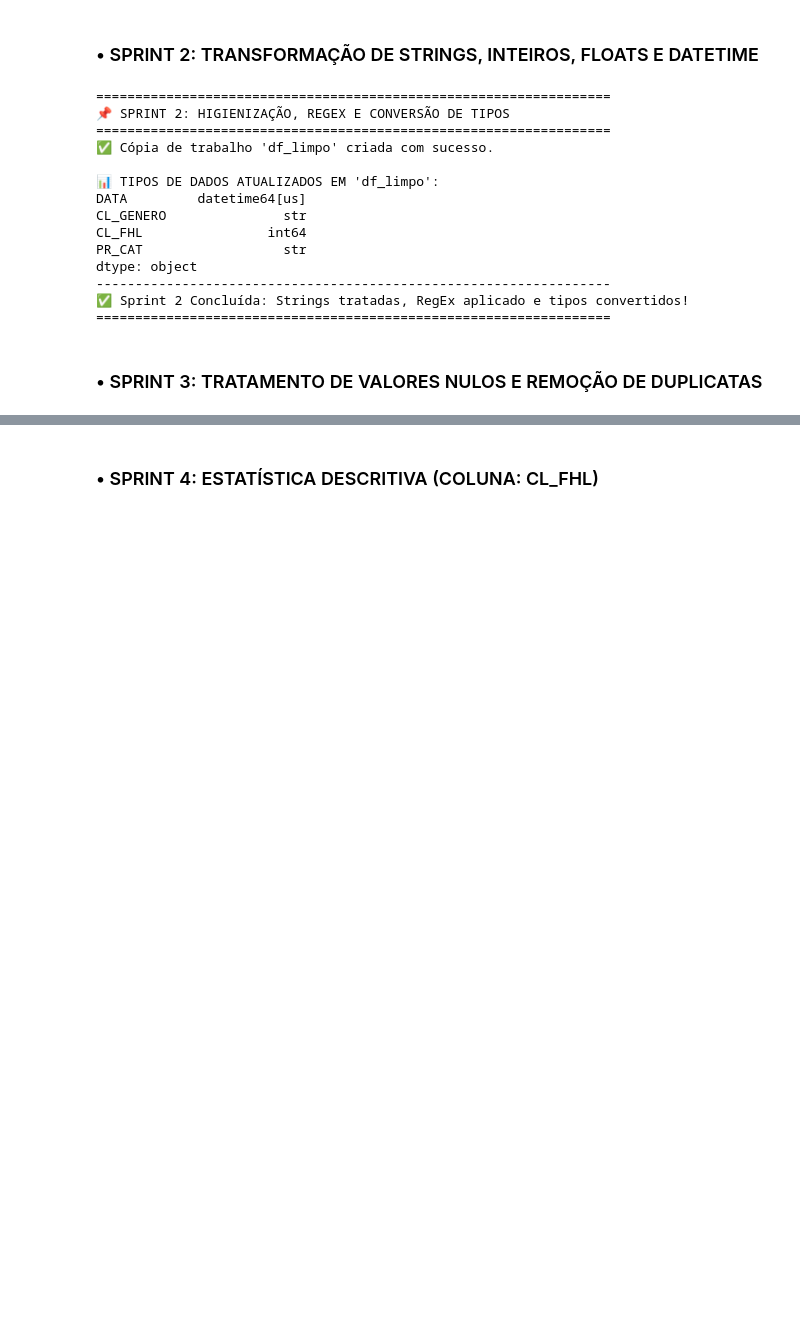
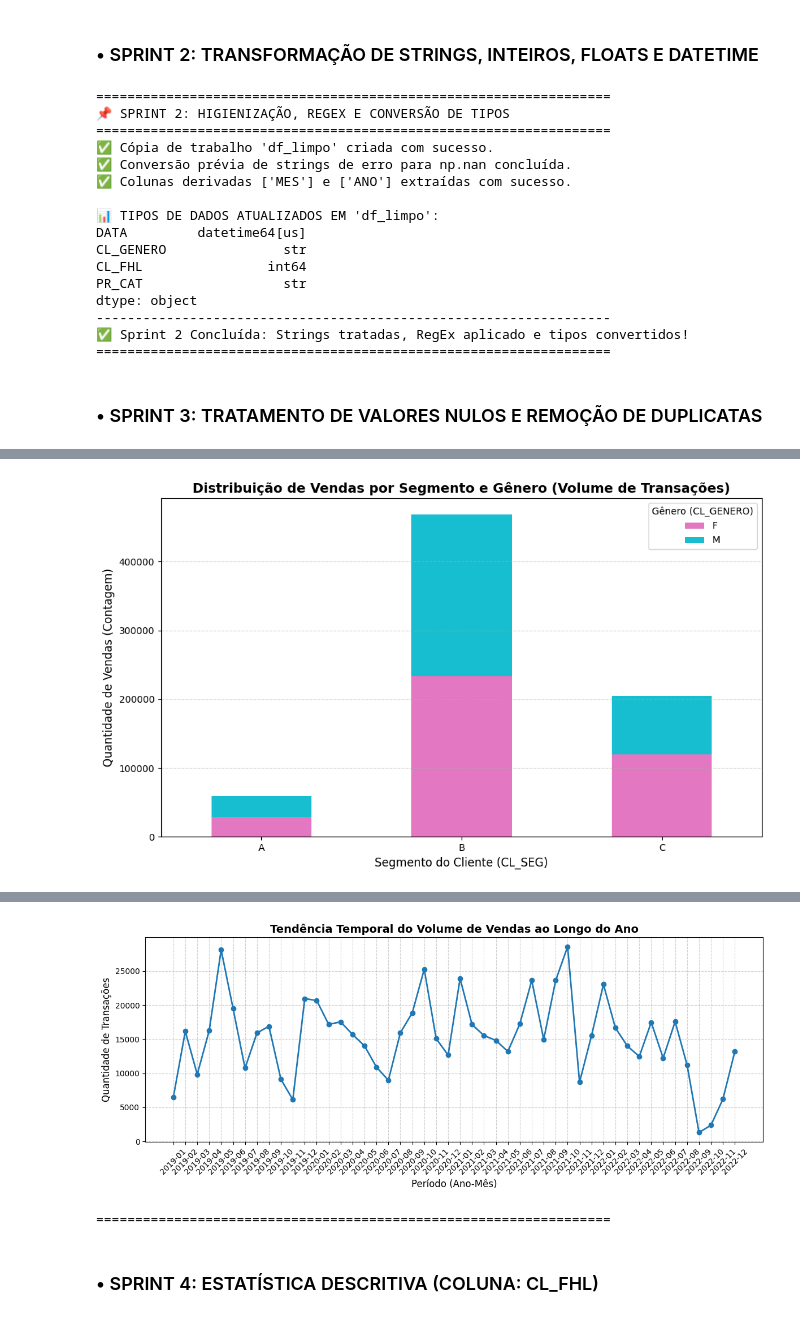
Before and after one commit to cfneves/turma02-visualizacao-de-dados, a Jupyter notebook: modulo-01/mini-projeto/alunos/daniel_roberto/Miniprojeto_DanielRoberto_BI_T2/Miniprojeto_DanielRoberto_BI_T2.ipynb, the cells around one changed output, grey strips where cells are left out. Cells and saved outputs as stored; diff of their text form; code cells hidden in the pictures; blank space fills up the shorter version.

Commit message:
Refatoração: inclusão de análises temporais, gráficos Matplotlib e exportação do CSV limpo pós-feedback

```diff
--- a/modulo-01/mini-projeto/alunos/daniel_roberto/Miniprojeto_DanielRoberto_BI_T2/Miniprojeto_DanielRoberto_BI_T2.ipynb
+++ b/modulo-01/mini-projeto/alunos/daniel_roberto/Miniprojeto_DanielRoberto_BI_T2/Miniprojeto_DanielRoberto_BI_T2.ipynb
@@ -7,11 +7,13 @@ import numpy as np
 from datetime import datetime
 import os
 import re
+import matplotlib.pyplot as plt
 
 print("Bibliotecas importadas com sucesso!")
 
 # 1. Definição do Caminho Relativo Avançado
-caminho_central = os.path.join("..", "..", "..", "base_do_projeto", "Base Varejo.csv")
+# caminho_central = os.path.join("..", "..", "..", "base_do_projeto", "Base Varejo.csv")
+caminho_central = "Base_Varejo.csv"
 
 # 2. Leitura Estruturada Nativa (Garante nota no Critério 3)
 # Nota: Lembre-se de ajustar o sep=";" e encoding se notar caracteres quebrados na sua base
@@ -72,6 +74,10 @@ print("==================================================================")
 # 1. Criação da Cópia de Segurança Obligatória (Preservando df_varejo)
 df_limpo = df_varejo.copy()
 print("✅ Cópia de trabalho 'df_limpo' criada com sucesso.")
+
+# [INCLUSÃO]: Tratamento prévio de strings de erro para nulos reais (Elogiado pelo professor)
+df_limpo = df_limpo.replace(["#N/D", "NAN", "NULL"], np.nan)
+print("✅ Conversão prévia de strings de erro para np.nan concluída.")
 
 # 2. LIMPEZA DE STRINGS (MÉTODOS NATIVOS E REGEX)
 # Remove espaços extras nas pontas e usa RegEx para remover caracteres especiais repetidos, se houverem
@@ -106,6 +112,14 @@ if coluna_valor in df_limpo.columns:
 # Converte a coluna de data ('DATA') para o tipo datetime nativo do Python
 df_limpo["DATA"] = pd.to_datetime(df_limpo["DATA"], format="%d/%m/%Y", errors='coerce')
 
+# [INCLUSÃO]: Engenharia de Recursos solicitada no feedback
+df_limpo['MES'] = df_limpo['DATA'].dt.month
+df_limpo['ANO'] = df_limpo['DATA'].dt.year
+
+# Preenchendo eventuais nulos com 0 apenas para garantir a conversão limpa para inteiro (Int64)
+df_limpo['MES'] = df_limpo['MES'].fillna(0).astype('int64')
+df_limpo['ANO'] = df_limpo['ANO'].fillna(0).astype('int64')
+print("✅ Colunas derivadas ['MES'] e ['ANO'] extraídas com sucesso.")
 
 print("\n📊 TIPOS DE DADOS ATUALIZADOS EM 'df_limpo':")
 print(df_limpo[["DATA", "CL_GENERO", "CL_FHL", "PR_CAT"]].dtypes)
@@ -120,6 +134,8 @@ print("==================================================================")
 📌 SPRINT 2: HIGIENIZAÇÃO, REGEX E CONVERSÃO DE TIPOS
 ==================================================================
 ✅ Cópia de trabalho 'df_limpo' criada com sucesso.
+✅ Conversão prévia de strings de erro para np.nan concluída.
+✅ Colunas derivadas ['MES'] e ['ANO'] extraídas com sucesso.
 
 📊 TIPOS DE DADOS ATUALIZADOS EM 'df_limpo':
 DATA         datetime64[us]
@@ -178,6 +194,63 @@ print(df_limpo.isnull().sum())
 print("-" * 66)
 print("✅ Sprint 3 Concluída: Base de dados 100% limpa, íntegra e sem nulos!")
 print("==================================================================")
+
+# ==================================================================
+# 📌 [INCLUSÃO NOTA 10]: ANÁLISES EXIGIDAS NO FEEDBACK (VERSÃO CORRIGIDA)
+# ==================================================================
+print("\n🚀 INICIANDO ANÁLISES EXPLORATÓRIAS COMPLEMENTARES")
+print("=" * 66)
+
+# 1. Pivot Table Solicitada: Segmento (CL_SEG) x Gênero (CL_GENERO)
+# Como não há coluna de valor, contamos o volume de compras usando o ID da compra ('CO_ID')
+pivot_segmento_genero = df_limpo.pivot_table(
+    index='CL_SEG',
+    columns='CL_GENERO',
+    values='CO_ID',
+    aggfunc='count'  # Mudado para 'count' para contar a quantidade de vendas
+)
+
+print("📋 PIVOT TABLE: VOLUME DE VENDAS POR SEGMENTO X GÊNERO:")
+print(pivot_segmento_genero)
+print("-" * 66)
+
+
+# 2. Gráfico 1: Barras Empilhadas (Segmento x Gênero)
+pivot_segmento_genero.plot(kind='bar', stacked=True, figsize=(10, 6), color=['#e377c2', '#17becf'])
+plt.title('Distribuição de Vendas por Segmento e Gênero (Volume de Transações)', fontsize=14, fontweight='bold')
+plt.xlabel('Segmento do Cliente (CL_SEG)', fontsize=12)
+plt.ylabel('Quantidade de Vendas (Contagem)', fontsize=12)
+plt.xticks(rotation=0)
+plt.legend(title='Gênero (CL_GENERO)')
+plt.grid(axis='y', linestyle='--', alpha=0.5)
+plt.tight_layout()
+plt.show()
+
+
+# 3. Agrupamento Temporal solicitado pelo professor (Usando 'ANO' e 'MES')
+# Agrupamos contando o número de linhas por mês para identificar a tendência temporal
+faturamento_temporal = df_limpo[df_limpo['ANO'] > 0].groupby(['ANO', 'MES'])['CO_ID'].count().reset_index()
+faturamento_temporal.rename(columns={'CO_ID': 'QTD_VENDAS'}, inplace=True)
+
+# Criando formato de período texto (Ex: '2026-05') para organizar o eixo X
+faturamento_temporal['PERIODO'] = faturamento_temporal['ANO'].astype(str) + '-' + faturamento_temporal['MES'].astype(str).str.zfill(2)
+
+print("\n📋 AGRUPAMENTO TEMPORAL DE VENDAS (ANO-MÊS):")
+print(faturamento_temporal[['PERIODO', 'QTD_VENDAS']].to_string(index=False))
+print("-" * 66)
+
+
+# 4. Gráfico 2: Linha Temporal de Vendas Mensais
+plt.figure(figsize=(12, 5))
+plt.plot(faturamento_temporal['PERIODO'], faturamento_temporal['QTD_VENDAS'], marker='o', color='#1f77b4', linewidth=2)
+plt.title('Tendência Temporal do Volume de Vendas ao Longo do Ano', fontsize=14, fontweight='bold')
+plt.xlabel('Período (Ano-Mês)', fontsize=12)
+plt.ylabel('Quantidade de Transações', fontsize=12)
+plt.grid(True, linestyle='--', alpha=0.6)
+plt.xticks(rotation=45)
+plt.tight_layout()
+plt.show()
+print("==================================================================")
 # %% [output]
 ==================================================================
 📌 SPRINT 3: TRATAMENTO DE INCONSISTÊNCIAS, NULOS E DUPLICATAS
@@ -198,0 +272 @@ dtype: int64
+[figure, added]
@@ -199,3 +290,5 @@ dtype: int64
+[figure, added]
+==================================================================
 # %% [markdown]
 ### • SPRINT 4: ESTATÍSTICA DESCRITIVA (COLUNA: CL_FHL)
 # %%
```
Also changed, not shown: parts of 3 cells of this notebook.
